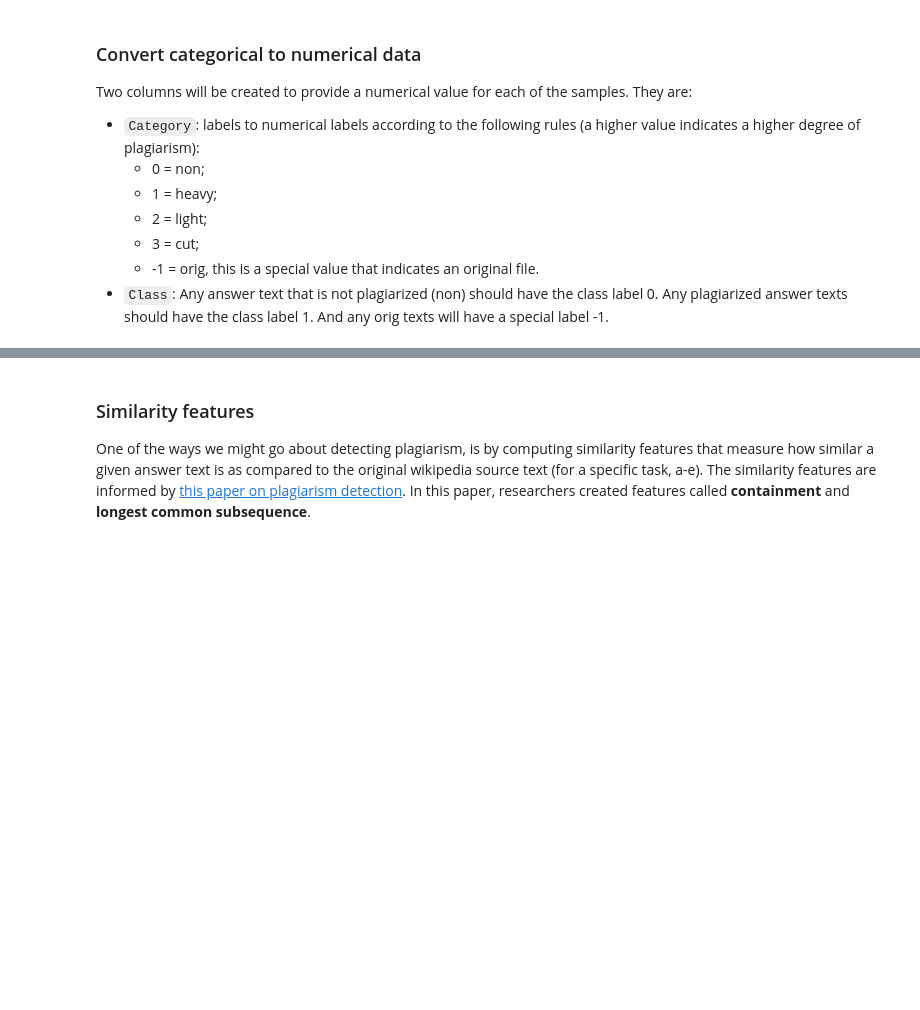
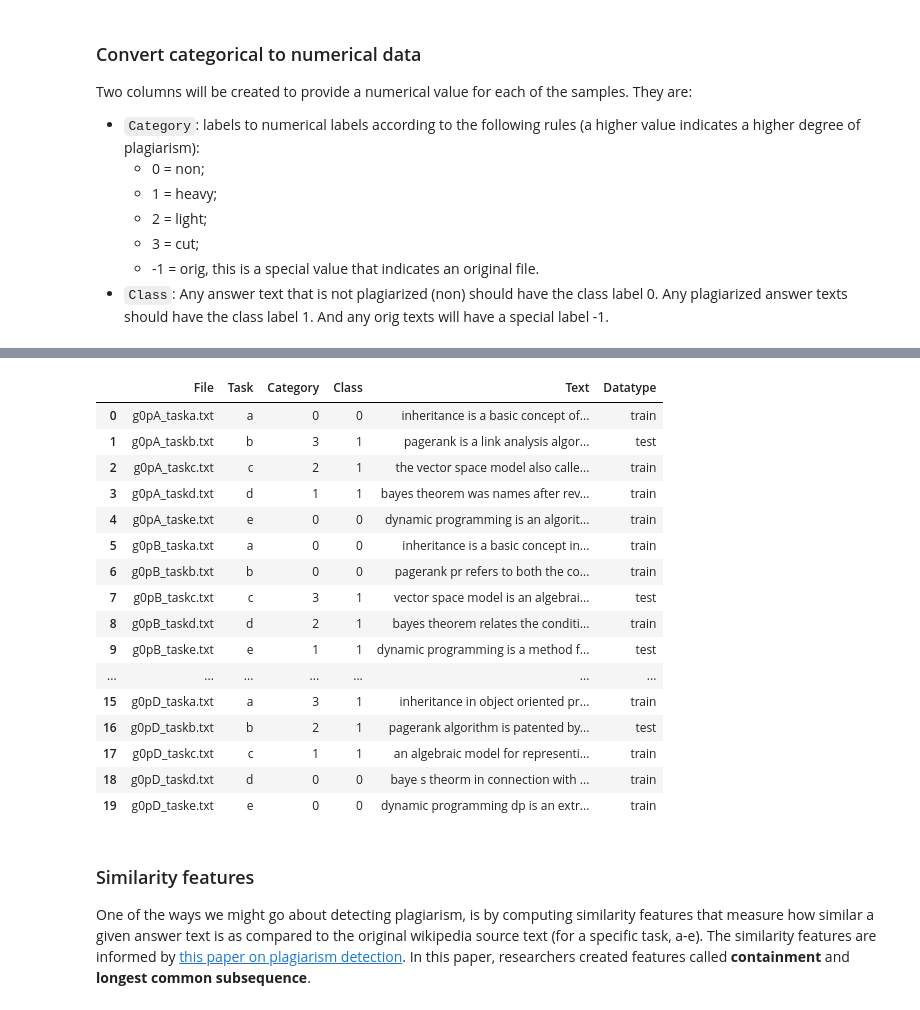
Before and after one commit to bressanmarcos/PlagiarismDetector, a Jupyter notebook: PlagiarismDetection.ipynb, the cells around one changed output, grey strips where cells are left out. Drawn from its saved outputs; the diff is of its cells as text; code cells hidden in the pictures; blank space fills up the shorter version.

```diff
--- a/PlagiarismDetection.ipynb
+++ b/PlagiarismDetection.ipynb
@@ -135,0 +219,16 @@ transformed_df.head()
+# %%
+import re
+# helper function for pre-processing text given a file
+def process_file(file):
+    # put text in all lower case letters
+    all_text = file.read().lower()
+
+    # remove all non-alphanumeric chars
+    all_text = re.sub(r"[^a-zA-Z0-9]", " ", all_text)
+    # remove newlines/tabs, etc. so it's easier to match phrases, later
+    all_text = re.sub(r"\t", " ", all_text)
+    all_text = re.sub(r"\n", " ", all_text)
+    all_text = re.sub("  ", " ", all_text)
+    all_text = re.sub("   ", " ", all_text)
+
+    return all_text
@@ -136,3 +315,46 @@ transformed_df.head()
+# %%
+import operator
+# create new df with Datatype (train, test, orig) column
+def train_test_dataframe(clean_df, random_seed=100):
+    new_df = clean_df.copy()
+    # Initialize datatype as 0 initially for all records - after function 0 will remain only for original wiki answers
+    new_df.loc[:,'Datatype'] = 0
+    # Creates test & training datatypes for plagiarized answers (1,2,3)
+    create_datatype(new_df, 1, 2, 'Datatype', 'Category', operator.gt, 0, 1, random_seed)
+    # Creates test & training datatypes for NON-plagiarized answers (0)
+    create_datatype(new_df, 1, 2, 'Datatype', 'Category', operator.eq, 0, 2, random_seed)
+    # creating a dictionary of categorical:numerical mappings for plagiarsm categories
+    mapping = {0:'orig', 1:'train', 2:'test'}
+    # traversing through dataframe and replacing categorical data
+    new_df.Datatype = [mapping[item] for item in new_df.Datatype]
+    return new_df
+
+
+random_seed = 1 # can change; set for reproducibility
+
+# pass in `text_df` from above to create a complete dataframe, with all the information you need
+complete_df = train_test_dataframe(text_df, random_seed=random_seed)
+
+# check results
+complete_df.head(20)
+# %% [output]
+|  | File | Task | Category | Class | Text | Datatype |
+| 0 | g0pA_taska.txt | a | 0 | 0 | inheritance is a basic concept of... | train |
+| 1 | g0pA_taskb.txt | b | 3 | 1 | pagerank is a link analysis algor... | test |
+| 2 | g0pA_taskc.txt | c | 2 | 1 | the vector space model also calle... | train |
+| 3 | g0pA_taskd.txt | d | 1 | 1 | bayes theorem was names after rev... | train |
+| 4 | g0pA_taske.txt | e | 0 | 0 | dynamic programming is an algorit... | train |
+| 5 | g0pB_taska.txt | a | 0 | 0 | inheritance is a basic concept in... | train |
+| 6 | g0pB_taskb.txt | b | 0 | 0 | pagerank pr refers to both the co... | train |
+| 7 | g0pB_taskc.txt | c | 3 | 1 | vector space model is an algebrai... | test |
+| 8 | g0pB_taskd.txt | d | 2 | 1 | bayes theorem relates the conditi... | train |
+| 9 | g0pB_taske.txt | e | 1 | 1 | dynamic programming is a method f... | test |
+| ... | ... | ... | ... | ... | ... | ... |
+| 15 | g0pD_taska.txt | a | 3 | 1 | inheritance in object oriented pr... | train |
+| 16 | g0pD_taskb.txt | b | 2 | 1 | pagerank algorithm is patented by... | test |
+| 17 | g0pD_taskc.txt | c | 1 | 1 | an algebraic model for representi... | train |
+| 18 | g0pD_taskd.txt | d | 0 | 0 | baye s theorm in connection with ... | train |
+| 19 | g0pD_taske.txt | e | 0 | 0 | dynamic programming dp is an extr... | train |
 # %% [markdown]
 ### Similarity features
 One of the ways we might go about detecting plagiarism, is by computing similarity features that measure how similar a given answer text is as compared to the original wikipedia source text (for a specific task, a-e). The similarity features are informed by [this paper on plagiarism detection](https://s3.amazonaws.com/video.udacity-data.com/topher/2019/January/5c412841_developing-a-corpus-of-plagiarised-short-answers/developing-a-corpus-of-plagiarised-short-answers.pdf).
```
Also changed, not shown: parts of 31 cells of this notebook.
